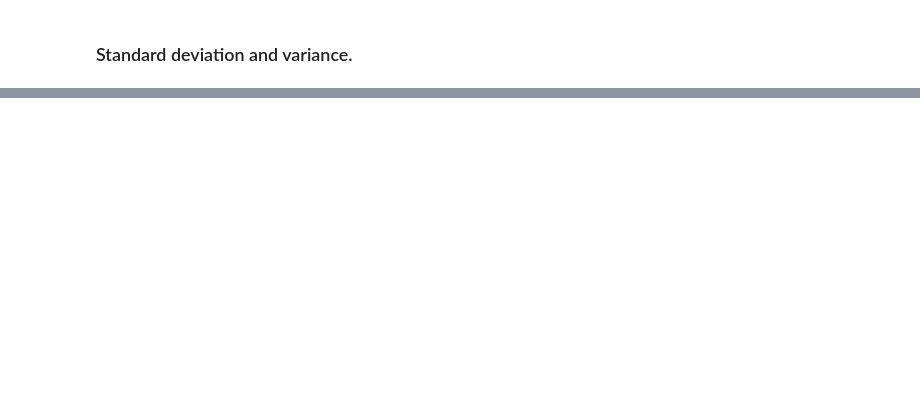
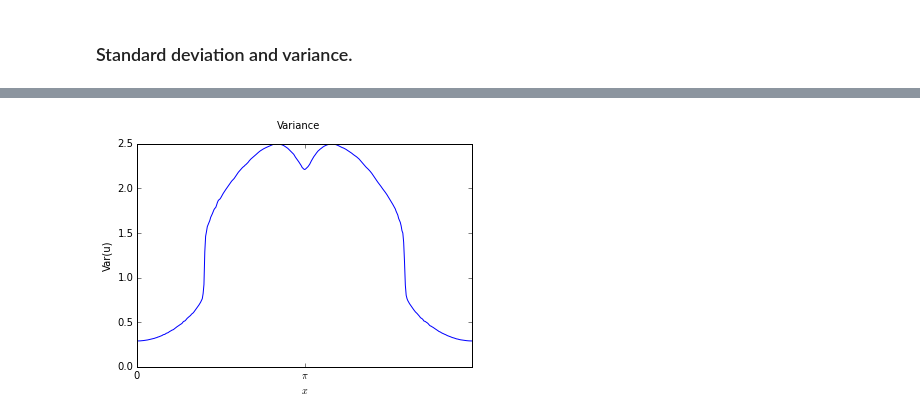
Before and after one commit to robertsawko/pde-and-uq, a Jupyter notebook: notebooks/n3-gpc.ipynb, the cells around one changed output, grey strips where cells are left out. Drawn from its saved outputs; the diff is of its cells as text; code cells hidden in the pictures; blank space fills up the shorter version.

```diff
--- a/notebooks/n3-gpc.ipynb
+++ b/notebooks/n3-gpc.ipynb
@@ -300,0 +337,16 @@ pylab.show()
+# %%
+var = v[0][0:-1:3]**2
+
+for k in np.arange(1,N):
+    var = var + v[k][0:-1:3]**2
+
+pylab.suptitle("Variance")
+ax = pylab.gca()
+ax.set_xticks((0, np.pi, 2*np.pi))
+ax.set_xticklabels(("0", "$\pi$", "$2\pi$"))
+ax.set_xlabel("$x$")
+ax.set_ylabel("Var(u)")
+pylab.plot(x[0:-1],var)
+pylab.show()
+# %% [output]
+[figure, added]
```
Also changed, not shown: parts of 7 cells of this notebook.
